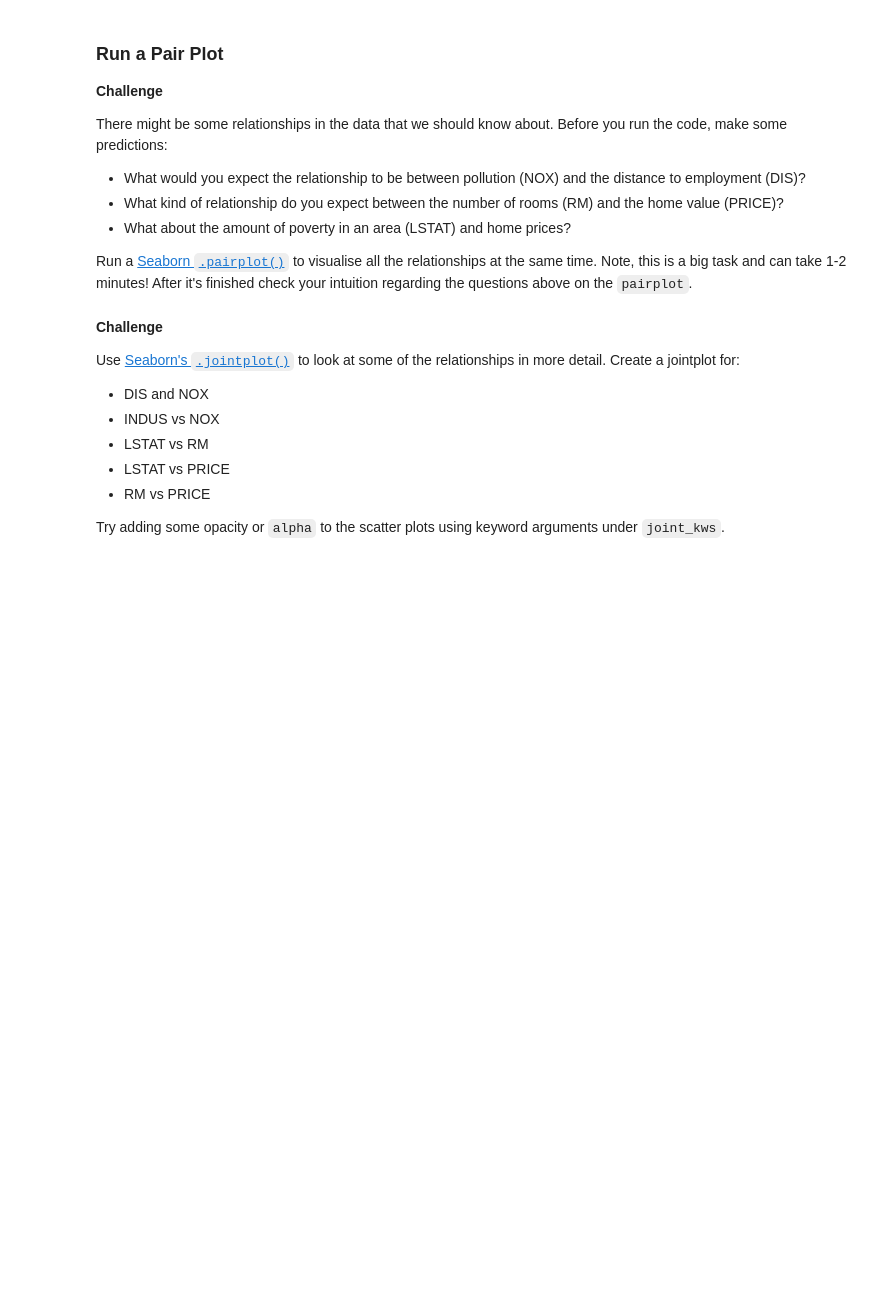
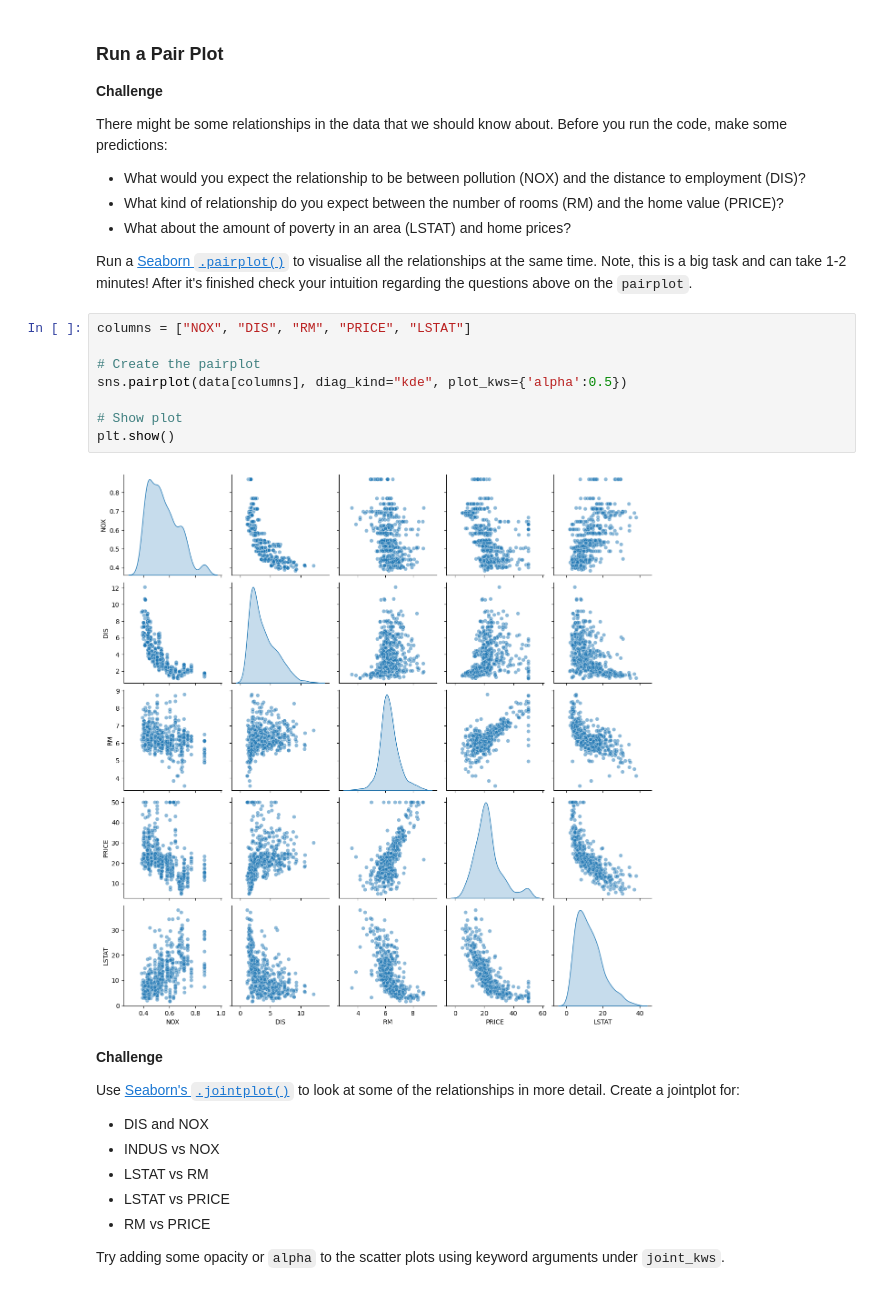
Before and after one commit to BodeMurairi/python_programming_bootcamp, a Jupyter notebook: tasks/day_81/multivariable_Regression_(Start)/Multivariable_Regression_and_Valuation_Model_(start).ipynb, the cells around one changed output. Saved outputs shown, nothing was run; the diff lists cells and outputs as text; blank space fills up the shorter version.

```diff
--- a/tasks/day_81/multivariable_Regression_(Start)/Multivariable_Regression_and_Valuation_Model_(start).ipynb
+++ b/tasks/day_81/multivariable_Regression_(Start)/Multivariable_Regression_and_Valuation_Model_(start).ipynb
@@ -204,6 +219,16 @@ There might be some relationships in the data that we should know about. Before
 * What about the amount of poverty in an area (LSTAT) and home prices?
 
 Run a [Seaborn `.pairplot()`](https://seaborn.pydata.org/generated/seaborn.pairplot.html?highlight=pairplot#seaborn.pairplot) to visualise all the relationships at the same time. Note, this is a big task and can take 1-2 minutes! After it's finished check your intuition regarding the questions above on the `pairplot`.
+# %%
+columns = ["NOX", "DIS", "RM", "PRICE", "LSTAT"]
+
+# Create the pairplot
+sns.pairplot(data[columns], diag_kind="kde", plot_kws={'alpha':0.5})
+
+# Show plot
+plt.show()
+# %% [output]
+[figure, added]
 # %% [markdown]
 **Challenge**
 
```
Also changed, not shown: parts of 35 cells of this notebook, 3 other files.
